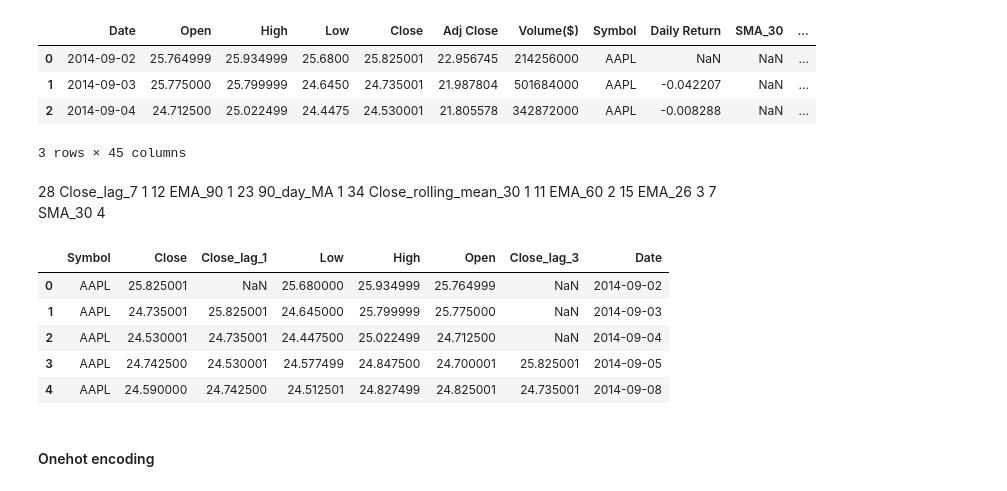
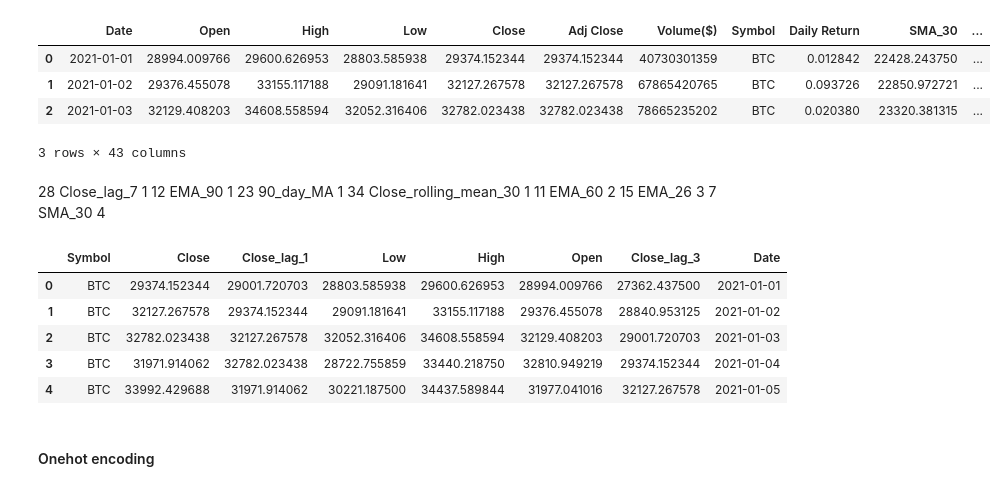
Before and after one commit to EthanFalcao/Crypto-Portfolio-Optimization-and-Risk-Analysis, a Jupyter notebook: 5. Predictive Modeling(ML).ipynb, the cells around one changed output. Cells and saved outputs as stored; diff of their text form; code cells hidden in the pictures.

```diff
--- a/5. Predictive Modeling(ML).ipynb
+++ b/5. Predictive Modeling(ML).ipynb
@@ -8,12 +24,12 @@ from sklearn.preprocessing import MinMaxScaler
 # %%
-df=pd.read_csv('data/df_fe.csv', sep=",")
-#df['Date'] = pd.to_datetime(df['Date'])
+df=pd.read_csv('data/df_ml.csv', sep=",")
+df['Date'] = pd.to_datetime(df['Date'])
 
 #df.drop(index=1, inplace=True)
 df.head(3)
 # %% [output]
 |  | Date | Open | High | Low | Close | Adj Close | Volume($) | Symbol | Daily Return | SMA_30 | ... |
-| 0 | 2014-09-02 | 25.764999 | 25.934999 | 25.6800 | 25.825001 | 22.956745 | 214256000 | AAPL | NaN | NaN | ... |
-| 1 | 2014-09-03 | 25.775000 | 25.799999 | 24.6450 | 24.735001 | 21.987804 | 501684000 | AAPL | -0.042207 | NaN | ... |
-| 2 | 2014-09-04 | 24.712500 | 25.022499 | 24.4475 | 24.530001 | 21.805578 | 342872000 | AAPL | -0.008288 | NaN | ... |
+| 0 | 2021-01-01 | 28994.009766 | 29600.626953 | 28803.585938 | 29374.152344 | 29374.152344 | 40730301359 | BTC | 0.012842 | 22428.243750 | ... |
+| 1 | 2021-01-02 | 29376.455078 | 33155.117188 | 29091.181641 | 32127.267578 | 32127.267578 | 67865420765 | BTC | 0.093726 | 22850.972721 | ... |
+| 2 | 2021-01-03 | 32129.408203 | 34608.558594 | 32052.316406 | 32782.023438 | 32782.023438 | 78665235202 | BTC | 0.020380 | 23320.381315 | ... |
-3 rows × 45 columns
+3 rows × 43 columns
@@ -38,11 +50,11 @@ df = df[['Symbol','Close', 'Close_lag_1', 'Low','High','Open','Close_lag_3','Dat
 df.head()
 # %% [output]
 |  | Symbol | Close | Close_lag_1 | Low | High | Open | Close_lag_3 | Date |
-| 0 | AAPL | 25.825001 | NaN | 25.680000 | 25.934999 | 25.764999 | NaN | 2014-09-02 |
-| 1 | AAPL | 24.735001 | 25.825001 | 24.645000 | 25.799999 | 25.775000 | NaN | 2014-09-03 |
-| 2 | AAPL | 24.530001 | 24.735001 | 24.447500 | 25.022499 | 24.712500 | NaN | 2014-09-04 |
-| 3 | AAPL | 24.742500 | 24.530001 | 24.577499 | 24.847500 | 24.700001 | 25.825001 | 2014-09-05 |
-| 4 | AAPL | 24.590000 | 24.742500 | 24.512501 | 24.827499 | 24.825001 | 24.735001 | 2014-09-08 |
+| 0 | BTC | 29374.152344 | 29001.720703 | 28803.585938 | 29600.626953 | 28994.009766 | 27362.437500 | 2021-01-01 |
+| 1 | BTC | 32127.267578 | 29374.152344 | 29091.181641 | 33155.117188 | 29376.455078 | 28840.953125 | 2021-01-02 |
+| 2 | BTC | 32782.023438 | 32127.267578 | 32052.316406 | 34608.558594 | 32129.408203 | 29001.720703 | 2021-01-03 |
+| 3 | BTC | 31971.914062 | 32782.023438 | 28722.755859 | 33440.218750 | 32810.949219 | 29374.152344 | 2021-01-04 |
+| 4 | BTC | 33992.429688 | 31971.914062 | 30221.187500 | 34437.589844 | 31977.041016 | 32127.267578 | 2021-01-05 |
 # %% [markdown]
 #### Onehot encoding
 # %%
```
Also changed, not shown: parts of 2 cells of this notebook, 6 other files.
